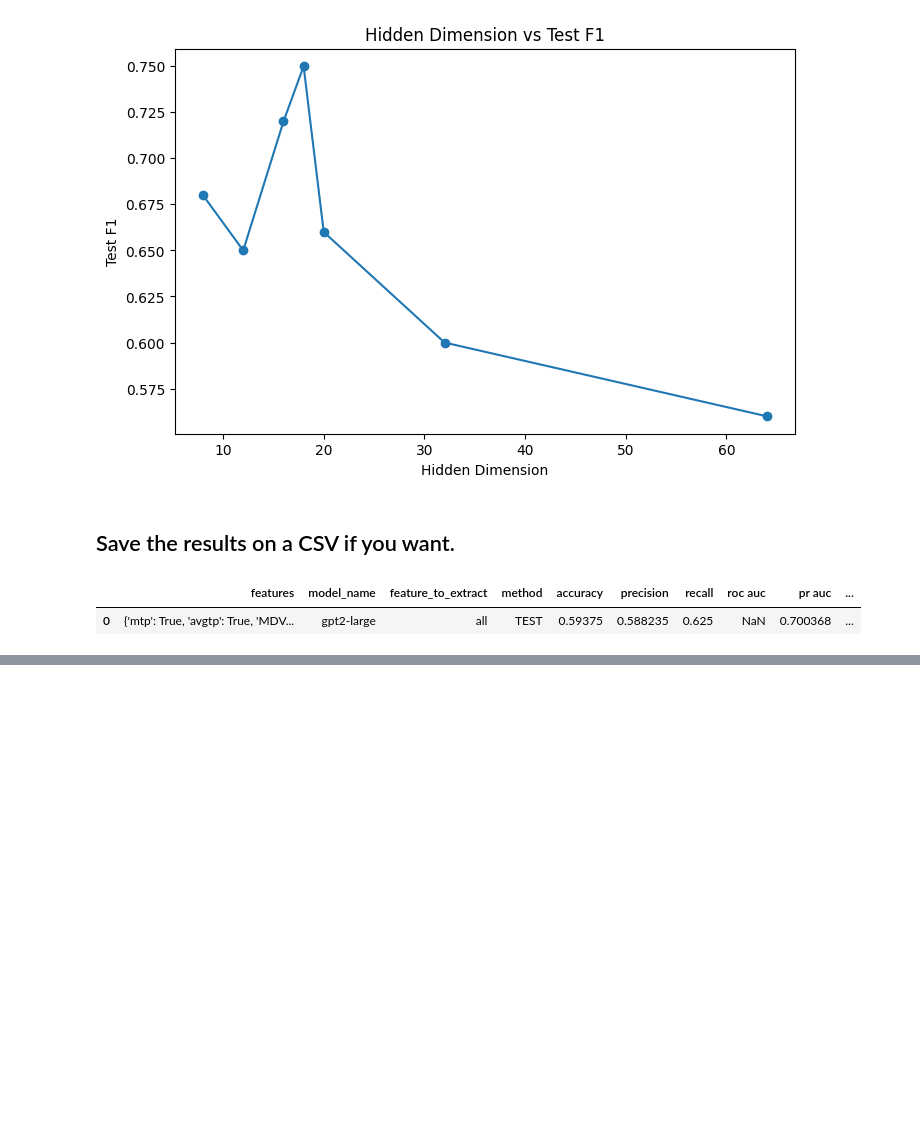
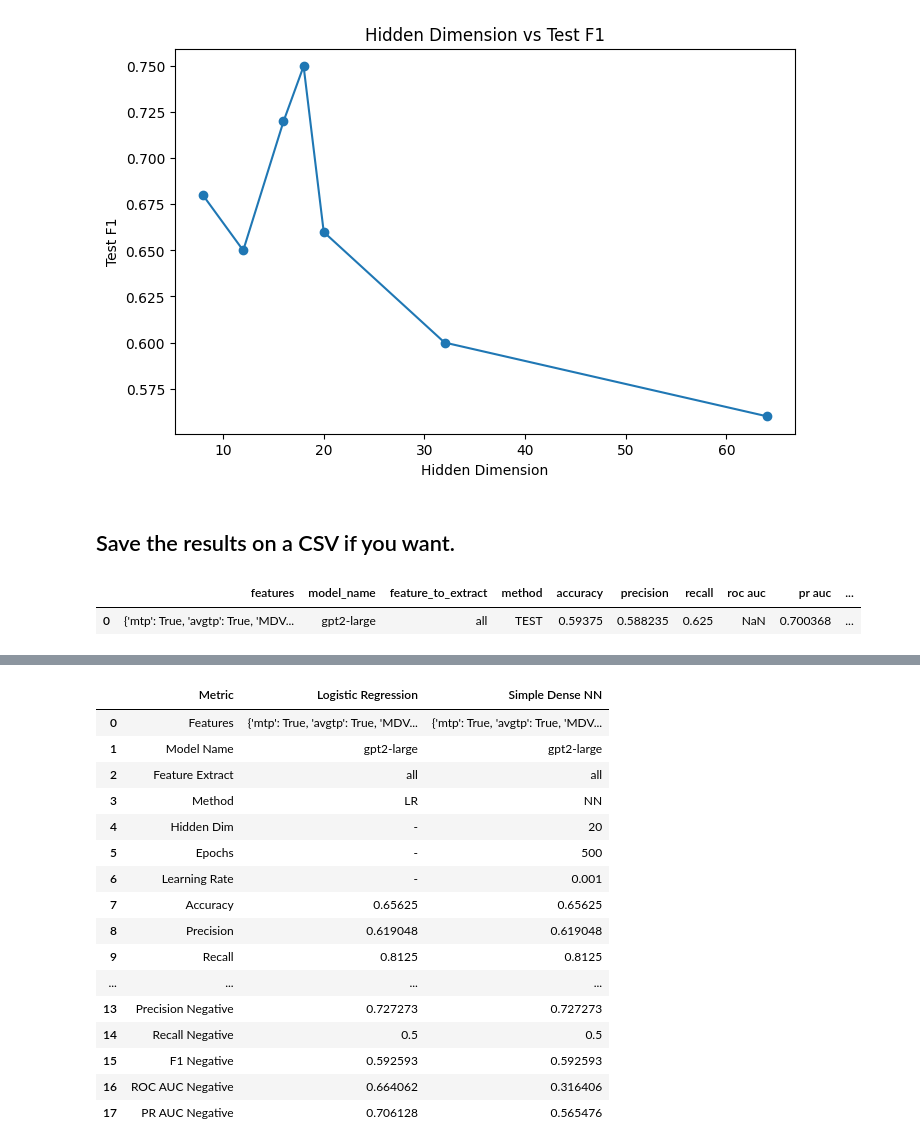
Before and after one commit to NikhilaGadge/Trustworthiness-in-AI-Token-Probability, a Jupyter notebook: hallu_eval_experiments - NG.ipynb, the cells around one changed output, grey strips where cells are left out. Drawn from its saved outputs; the diff is of its cells as text; code cells hidden in the pictures; blank space fills up the shorter version.

Commit message:
added results

```diff
--- a/hallu_eval_experiments - NG.ipynb
+++ b/hallu_eval_experiments - NG.ipynb
@@ -1339,7 +1339,8 @@ from sklearn.metrics import (
 def compute_metrics(model, input_tensor, true_labels):
     with torch.no_grad(): # torch.no_grad : disable gradient calculation
         outputs = model(input_tensor)
-        predicted_probs = torch.sigmoid(outputs).cpu().numpy()
+        # predicted_probs = torch.sigmoid(outputs).cpu().numpy()  # last layer in forward already has sigmoid activation funtion
+        predicted_probs = outputs.cpu().numpy()
         predicted = (outputs > 0.5).float().cpu().numpy()
 
         true_labels = true_labels.cpu().numpy()
@@ -1555,0 +1550,85 @@ model_dataframe.to_csv(output_path / csv_name, index=False)
+# %%
+results_df = pd.DataFrame({
+    "Metric": [
+        "Features",
+        "Model Name",
+        "Feature Extract",
+        "Method",
+        "Hidden Dim",
+        "Epochs",
+        "Learning Rate",
+        "Accuracy",
+        "Precision",
+        "Recall",
+        "F1",
+        "ROC AUC",
+        "PR AUC",
+        "Precision Negative",
+        "Recall Negative",
+        "F1 Negative",
+        "ROC AUC Negative",
+        "PR AUC Negative"
+    ],
+
+    "Logistic Regression": [
+        str(features_to_extract),
+        model.getName(),
+        feature_to_extract,
+        "LR",
+        "-",
+        "-",
+        "-",
+        metrics["lr_accuracy"],
+        metrics["lr_precision"],
+        metrics["lr_recall"],
+        metrics["lr_f1"],
+        metrics["lr_roc_auc"],
+        metrics["lr_pr_auc"],
+        metrics["lr_precision_neg"],
+        metrics["lr_recall_neg"],
+        metrics["lr_f1_neg"],
+        metrics["lr_roc_auc_neg"],
+        metrics["pr_auc_neg"]
+    ],
+
+    "Simple Dense NN": [
+        str(features_to_extract),
+        model.getName(),
+        feature_to_extract,
+        "NN",
+        hidden_dim,
+        num_epochs,
+        0.001,
+        test_metrics["Accuracy"],
+        test_metrics["Precision"],
+        test_metrics["Recall"],
+        test_metrics["F1"],
+        test_metrics["ROC AUC"],
+        test_metrics["PR AUC"],
+        test_metrics["Precision-Negative"],
+        test_metrics["Recall-Negative"],
+        test_metrics["F1-Negative"],
+        test_metrics["ROC AUC-Negative"],
+        test_metrics["PR AUC-Negative"]
+    ]
+})
+
+display(results_df)
+# %% [output]
+|  | Metric | Logistic Regression | Simple Dense NN |
+| 0 | Features | {'mtp': True, 'avgtp': True, 'MDV... | {'mtp': True, 'avgtp': True, 'MDV... |
+| 1 | Model Name | gpt2-large | gpt2-large |
+| 2 | Feature Extract | all | all |
+| 3 | Method | LR | NN |
+| 4 | Hidden Dim | - | 20 |
+| 5 | Epochs | - | 500 |
+| 6 | Learning Rate | - | 0.001 |
+| 7 | Accuracy | 0.65625 | 0.65625 |
+| 8 | Precision | 0.619048 | 0.619048 |
+| 9 | Recall | 0.8125 | 0.8125 |
+| ... | ... | ... | ... |
+| 13 | Precision Negative | 0.727273 | 0.727273 |
+| 14 | Recall Negative | 0.5 | 0.5 |
+| 15 | F1 Negative | 0.592593 | 0.592593 |
+| 16 | ROC AUC Negative | 0.664062 | 0.316406 |
+| 17 | PR AUC Negative | 0.706128 | 0.565476 |
```
Also changed, not shown: parts of 3 cells of this notebook.
